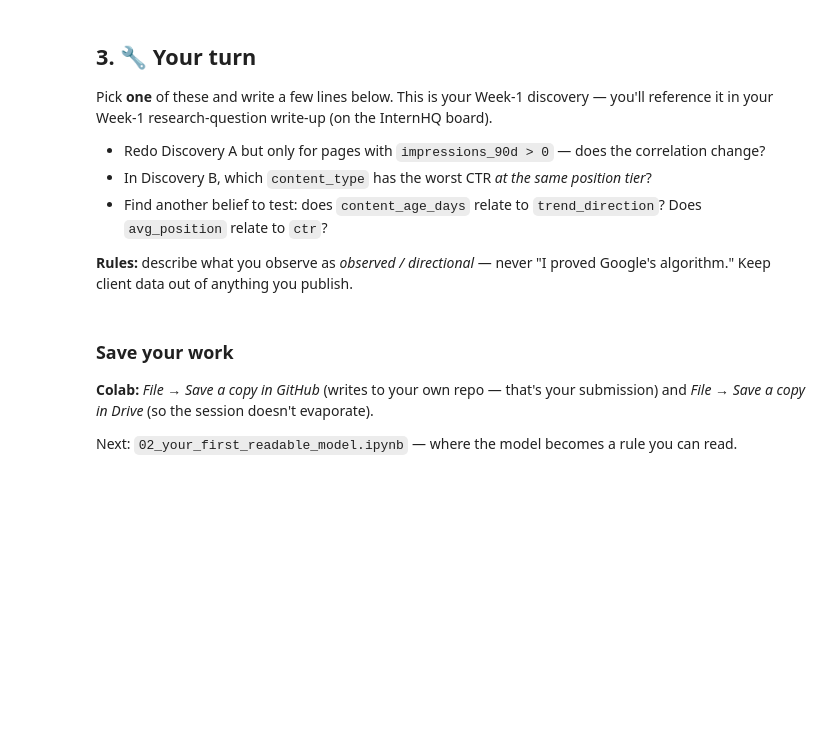
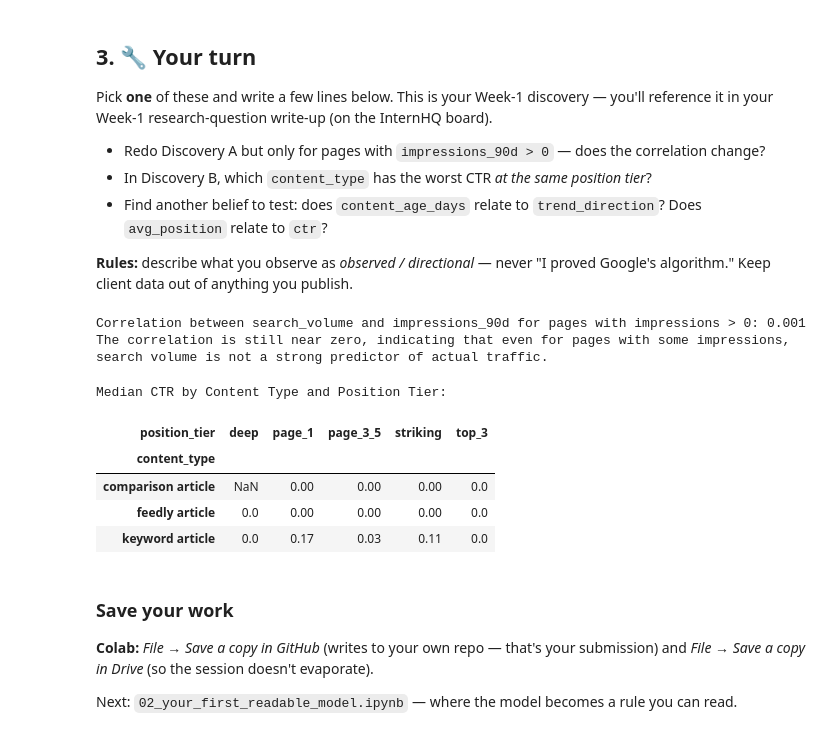
Before and after one commit to umarfarukh786/FlyRank-task1, a Jupyter notebook: notebooks/01_first_look_and_discovery.ipynb, the cells around one changed output. Cells and saved outputs as stored; diff of their text form; code cells hidden in the pictures; blank space fills up the shorter version.

```diff
--- a/notebooks/01_first_look_and_discovery.ipynb
+++ b/notebooks/01_first_look_and_discovery.ipynb
@@ -102,3 +159,22 @@ Pick **one** of these and write a few lines below. This is your Week-1 discovery
+# %%
+filtered_df = df[df["impressions_90d"] > 0]
+new_corr = filtered_df["search_volume"].corr(filtered_df["impressions_90d"])
+print(f"Correlation between search_volume and impressions_90d for pages with impressions > 0: {new_corr:.3f}")
+print("The correlation is still near zero, indicating that even for pages with some impressions, search volume is not a strong predictor of actual traffic.")
+# %% [output]
+Correlation between search_volume and impressions_90d for pages with impressions > 0: 0.001
+The correlation is still near zero, indicating that even for pages with some impressions, search volume is not a strong predictor of actual traffic.
+# %%
+median_ctr_by_content_type_and_position = df.groupby(['content_type', 'position_tier'])['ctr'].median().unstack()
+print("Median CTR by Content Type and Position Tier:")
+display(median_ctr_by_content_type_and_position)
+# %% [output]
+Median CTR by Content Type and Position Tier:
+| position_tier | deep | page_1 | page_3_5 | striking | top_3 |
+| content_type |  |  |  |  |  |
+| comparison article | NaN | 0.00 | 0.00 | 0.00 | 0.0 |
+| feedly article | 0.0 | 0.00 | 0.00 | 0.00 | 0.0 |
+| keyword article | 0.0 | 0.17 | 0.03 | 0.11 | 0.0 |
 # %% [markdown]
 ### Save your work
 **Colab:** *File → Save a copy in GitHub* (writes to your own repo — that's your submission) and *File → Save a copy in Drive* (so the session doesn't evaporate).
```
Also changed, not shown: parts of 9 cells of this notebook.
